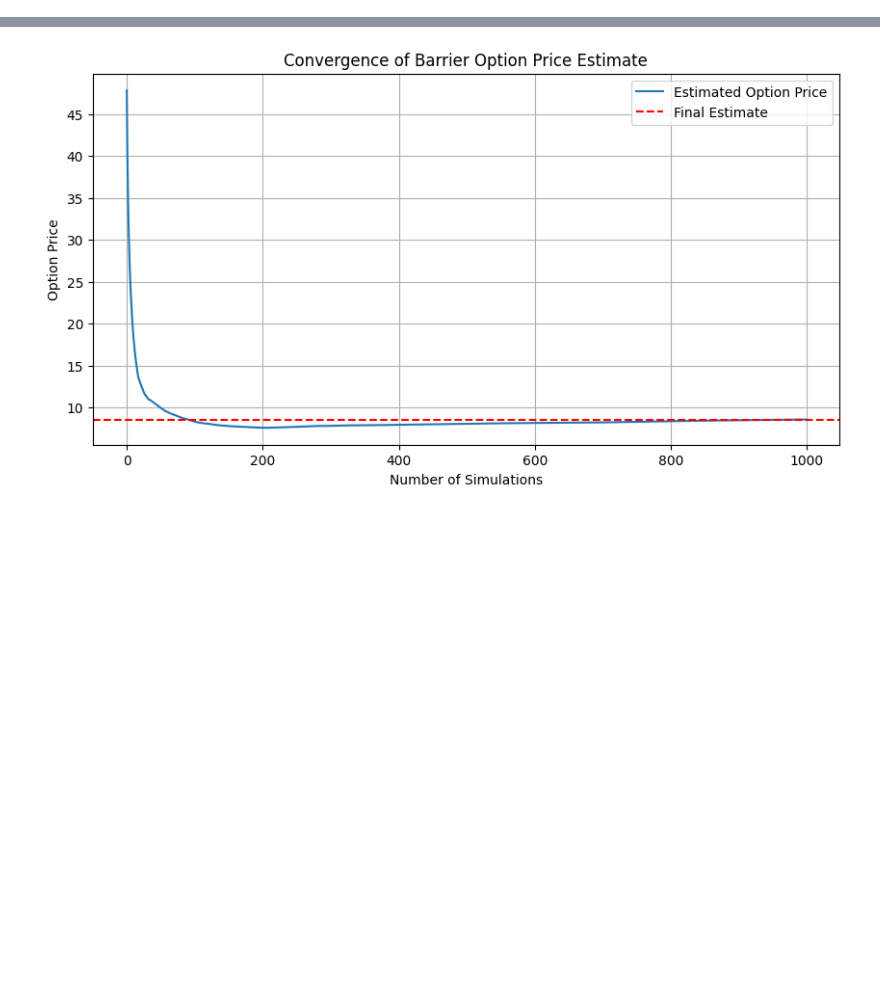
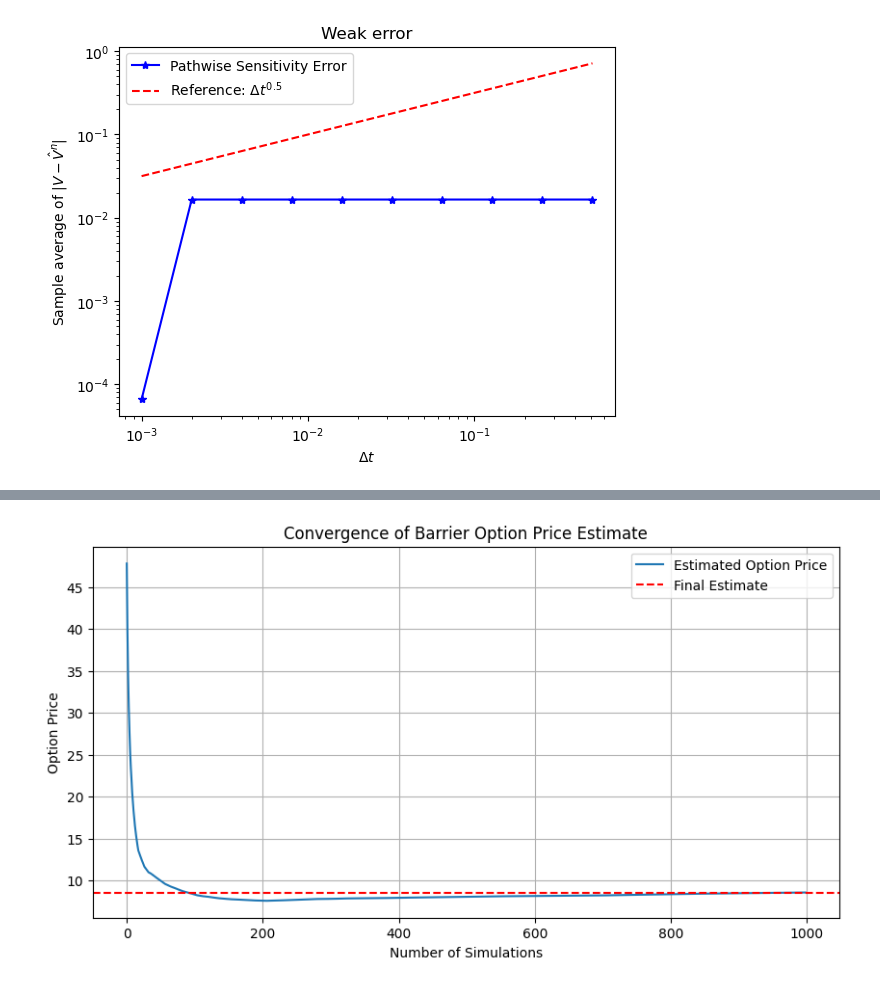
Before and after one commit to cs821/IC_MF_Simulation_Method, a Jupyter notebook: simulation1_with_graph.ipynb, the cells around one changed output, grey strips where cells are left out. Drawn from its saved outputs; the diff is of its cells as text; code cells hidden in the pictures; blank space fills up the shorter version.

Commit message:
add weak error graph

```diff
--- a/simulation1_with_graph.ipynb
+++ b/simulation1_with_graph.ipynb
@@ -118,0 +124,49 @@ Estimated Vega: 21.225134306303467
+# %%
+def black_scholes_call(s0,   k, T, r, sigma):
+    d1 = (np.log(s0 / k) + (r + 0.5 * sigma**2) * T)/(sigma * np.sqrt(T))
+    d2 = d1 - sigma * np.sqrt(T)
+    tmp1 = s0 * norm.cdf(d1, loc=0, scale=1)
+    tmp2 = k * np.exp(-r *(T)) * norm.cdf(d2, loc=0, scale=1)
+    price = tmp1 - tmp2
+    return price
+
+def black_scholes_down_out_call(s0,   k, B, T, r, sigma):
+    ratio = 2*r/sigma/sigma
+    price = black_scholes_call(s0,   k, T, r, sigma) - s0 * ((B/s0)**ratio) * black_scholes_call(B/s0,   k/B, T, r, sigma)
+    return price
+# %%
+# Simulation parameters
+N = 1000
+dt = T / N
+M =  10000
+
+
+
+# Preallocate array for errors
+Verr = np.zeros(10)
+
+
+# Exact barrier option price
+V_true = black_scholes_down_out_call(s0, K, B, T, r, sigma)
+
+for p in range(10):
+    # Compute the discounted payoff
+    payoffs = barrier_option_payoff(paths, K, B, r, T)
+    # Discount payoffs
+    V_em = np.mean(payoffs)
+    Verr[p] = np.abs(V_em - V_true)
+
+# Delta t values
+Dtvals = dt * (2**np.arange(10))
+
+# Plotting
+plt.loglog(Dtvals, Verr, 'b*-', label='Pathwise Sensitivity Error')
+plt.loglog(Dtvals, Dtvals**(0.5), 'r--',label=r'Reference: $\Delta t^{0.5}$')
+plt.xlabel('$\Delta t$')
+plt.ylabel('Sample average of $| V - \hat{V}^n |$')
+plt.title('Weak error')
+plt.legend()
+plt.savefig('price.pdf', bbox_inches='tight')
+plt.show()
+# %% [output]
+[figure, added]
```
Also changed, not shown: parts of 8 cells of this notebook.
